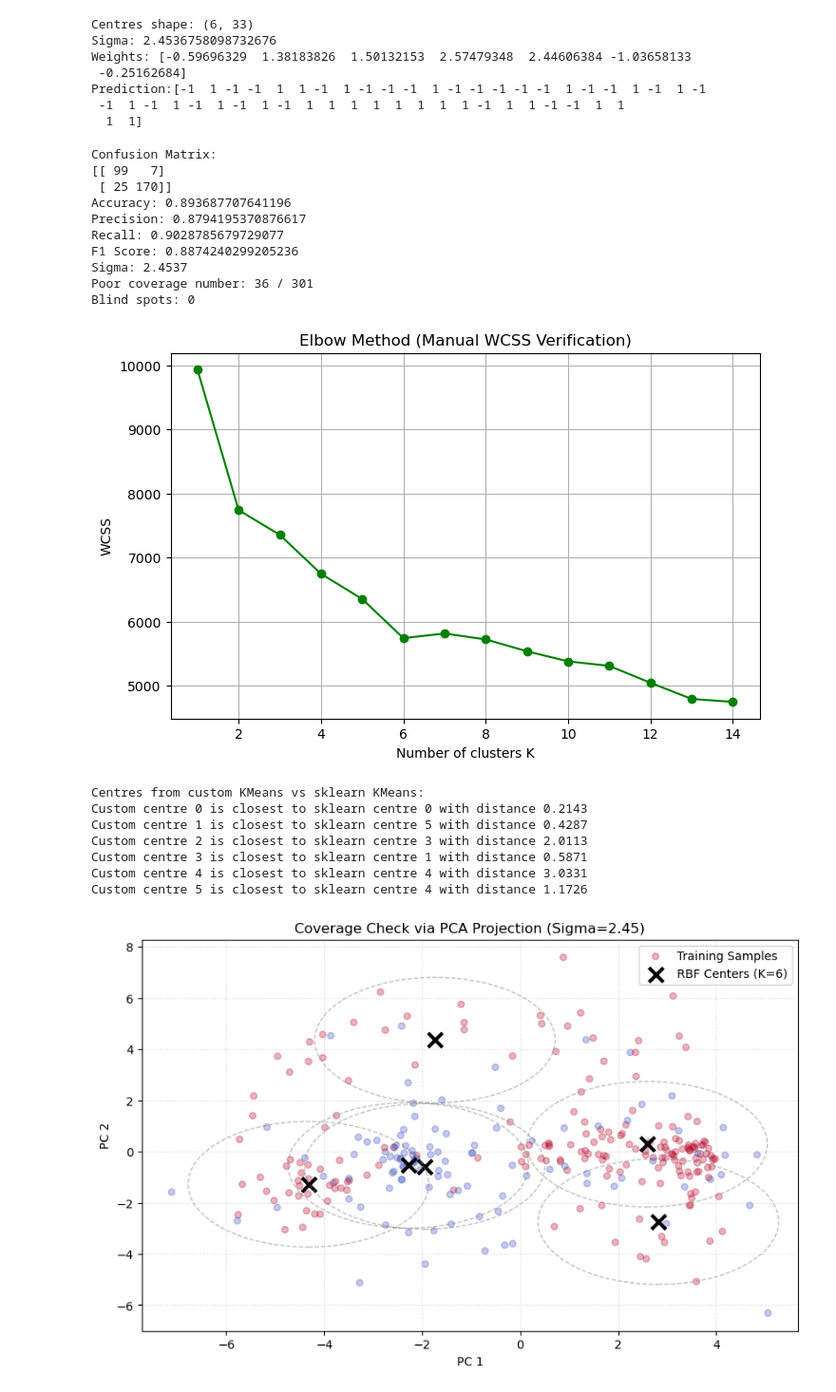
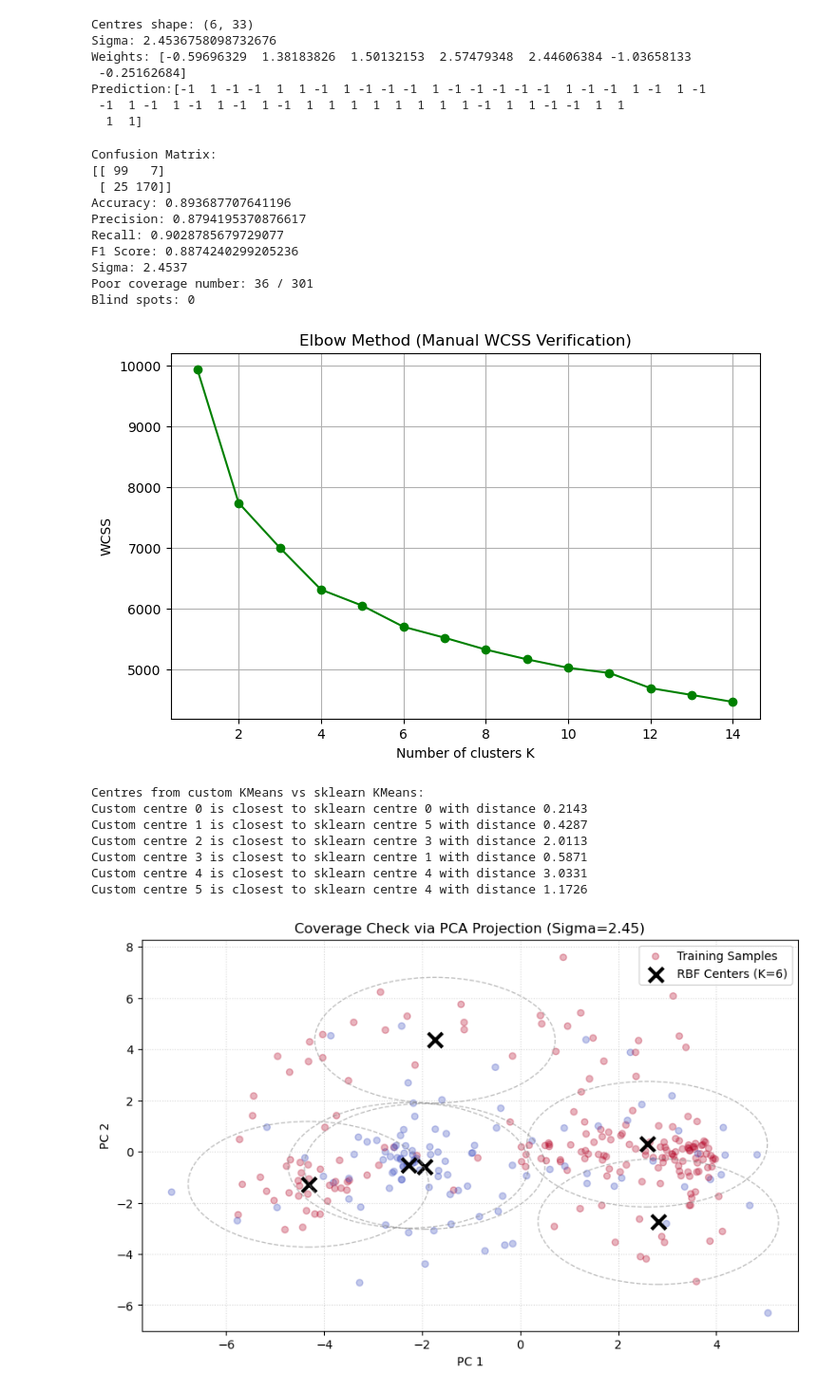
Before and after one commit to yzmyyds/NTU_EE7207, a Jupyter notebook: Assignments/A1/RBFNN.ipynb, the cells around one changed output. Shown at 95% size. Drawn from its saved outputs; the diff is of its cells as text; code cells hidden in the pictures.

```diff
--- a/Assignments/A1/RBFNN.ipynb
+++ b/Assignments/A1/RBFNN.ipynb
@@ -226,35 +221,35 @@ for k in K_range:
     # 方式 A：直接使用 sklearn 提供的属性（推荐，最准确）
     wcss_sk.append(kmeans_it.inertia_)
 
 plt.figure(figsize=(8, 5))
-plt.plot(K_range, wcss, 'go-')
+plt.plot(K_range, wcss_sk, 'go-')
 plt.title('Elbow Method (Manual WCSS Verification)')
 plt.xlabel('Number of clusters K')
 plt.ylabel('WCSS')
 plt.grid(True)
 plt.show()
 kmeans_sk = KMeans(n_clusters=6, random_state=0).fit(X)
 centres_sk = kmeans_sk.cluster_centers_
 
 
 #compare centres from sklearn.metrics import pairwise_distances_argmin_min
 from sklearn.metrics import pairwise_distances_argmin_min
 indices, distances = pairwise_distances_argmin_min(centres, centres_sk)
 print("Centres from custom KMeans vs sklearn KMeans:")
 for i, index in enumerate(indices):
     print(f"Custom centre {i} is closest to sklearn centre {index} with distance {distances[i]:.4f}")
 # %% [output]
 Confusion Matrix:
 [[ 99   7]
  [ 25 170]]
 Accuracy: 0.893687707641196
 Precision: 0.8794195370876617
 Recall: 0.9028785679729077
 F1 Score: 0.8874240299205236
 Sigma: 2.4537
 Poor coverage number: 36 / 301
 Blind spots: 0
-[figure, old version]
+[figure, new version]
 Centres from custom KMeans vs sklearn KMeans:
 Custom centre 0 is closest to sklearn centre 0 with distance 0.2143
 Custom centre 1 is closest to sklearn centre 5 with distance 0.4287
```
Also changed, not shown: parts of 7 cells of this notebook, 6 other files.
